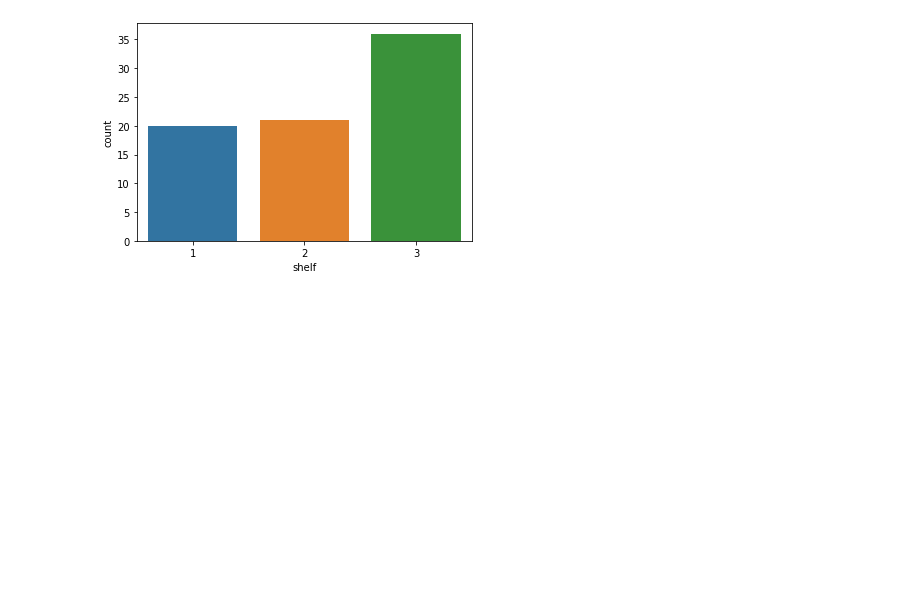
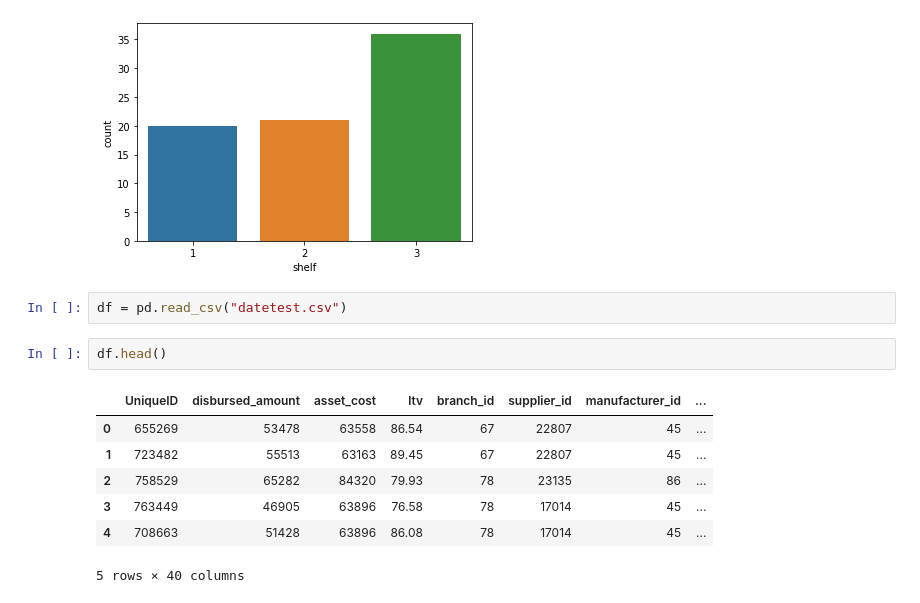
Before and after one commit to jwen2/Refinyr, a Jupyter notebook: backend/test_files/Testing Python Functions.ipynb, the cells around one changed output. Saved outputs shown, nothing was run; the diff lists cells and outputs as text; blank space fills up the shorter version.

```diff
--- a/backend/test_files/Testing Python Functions.ipynb
+++ b/backend/test_files/Testing Python Functions.ipynb
@@ -164,3 +164,15 @@ sns.countplot(x='shelf', data=df2)
 # %% [output]
 <AxesSubplot:xlabel='shelf', ylabel='count'>
 [figure]
+# %%
+df = pd.read_csv("datetest.csv")
+# %%
+df.head()
+# %% [output]
+|  | UniqueID | disbursed_amount | asset_cost | ltv | branch_id | supplier_id | manufacturer_id | ... |
+| 0 | 655269 | 53478 | 63558 | 86.54 | 67 | 22807 | 45 | ... |
+| 1 | 723482 | 55513 | 63163 | 89.45 | 67 | 22807 | 45 | ... |
+| 2 | 758529 | 65282 | 84320 | 79.93 | 78 | 23135 | 86 | ... |
+| 3 | 763449 | 46905 | 63896 | 76.58 | 78 | 17014 | 45 | ... |
+| 4 | 708663 | 51428 | 63896 | 86.08 | 78 | 17014 | 45 | ... |
+5 rows × 40 columns
```
Also changed, not shown: parts of 12 cells of this notebook, 2 other files.
